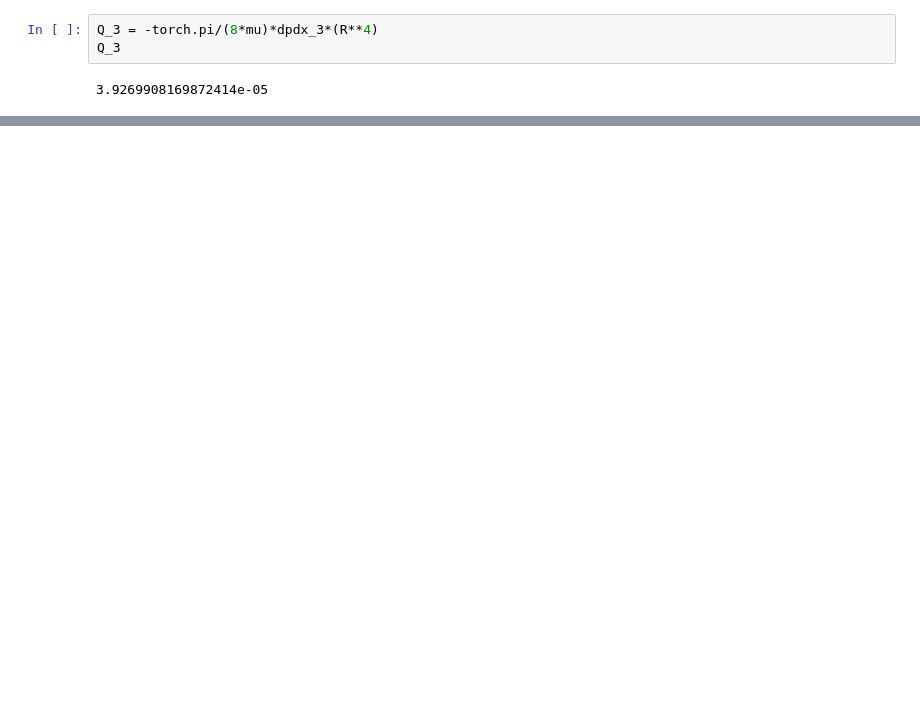
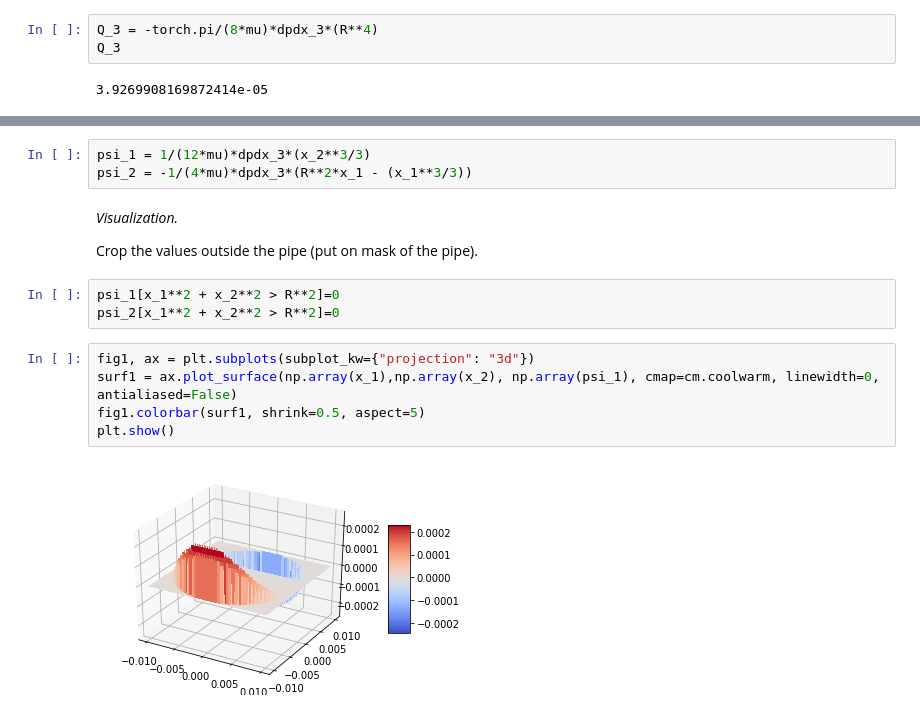
Before and after one commit to litvinenkonikita/Physics_based_ML, a Jupyter notebook: Pipe_analytical_solution.ipynb, the cells around one changed output, grey strips where cells are left out. Saved outputs shown, nothing was run; the diff lists cells and outputs as text; blank space fills up the shorter version.

```diff
--- a/Pipe_analytical_solution.ipynb
+++ b/Pipe_analytical_solution.ipynb
@@ -113,0 +159,17 @@ torch.pi
+# %%
+psi_1 = 1/(12*mu)*dpdx_3*(x_2**3/3)
+psi_2 = -1/(4*mu)*dpdx_3*(R**2*x_1 - (x_1**3/3))
+# %% [markdown]
+*Visualization.*
+
+Crop the values outside the pipe (put on mask of the pipe).
+# %%
+psi_1[x_1**2 + x_2**2 > R**2]=0
+psi_2[x_1**2 + x_2**2 > R**2]=0
+# %%
+fig1, ax = plt.subplots(subplot_kw={"projection": "3d"})
+surf1 = ax.plot_surface(np.array(x_1),np.array(x_2), np.array(psi_1), cmap=cm.coolwarm, linewidth=0, antialiased=False)
+fig1.colorbar(surf1, shrink=0.5, aspect=5)
+plt.show()
+# %% [output]
+[figure, added]
```
Also changed, not shown: parts of 19 cells of this notebook.
